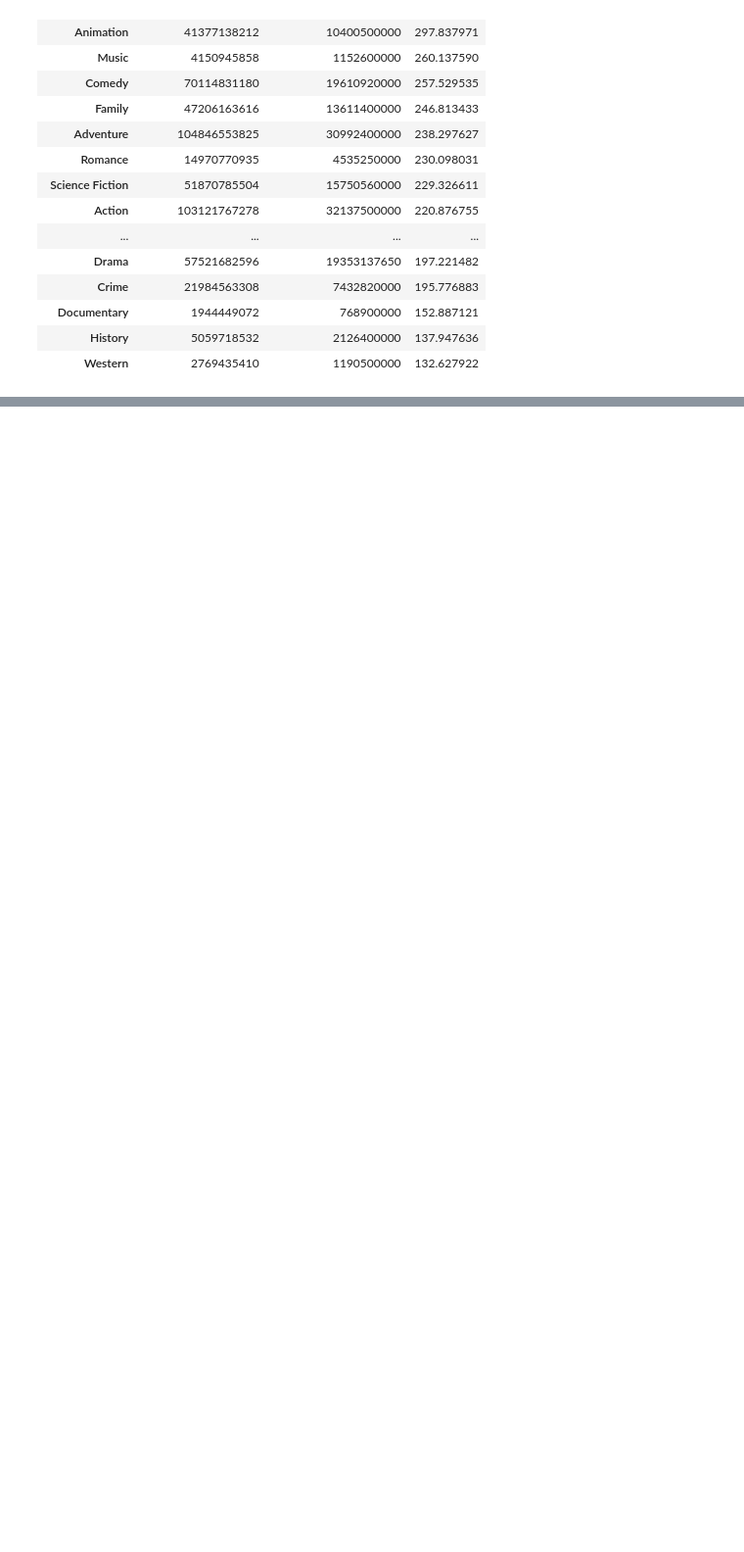
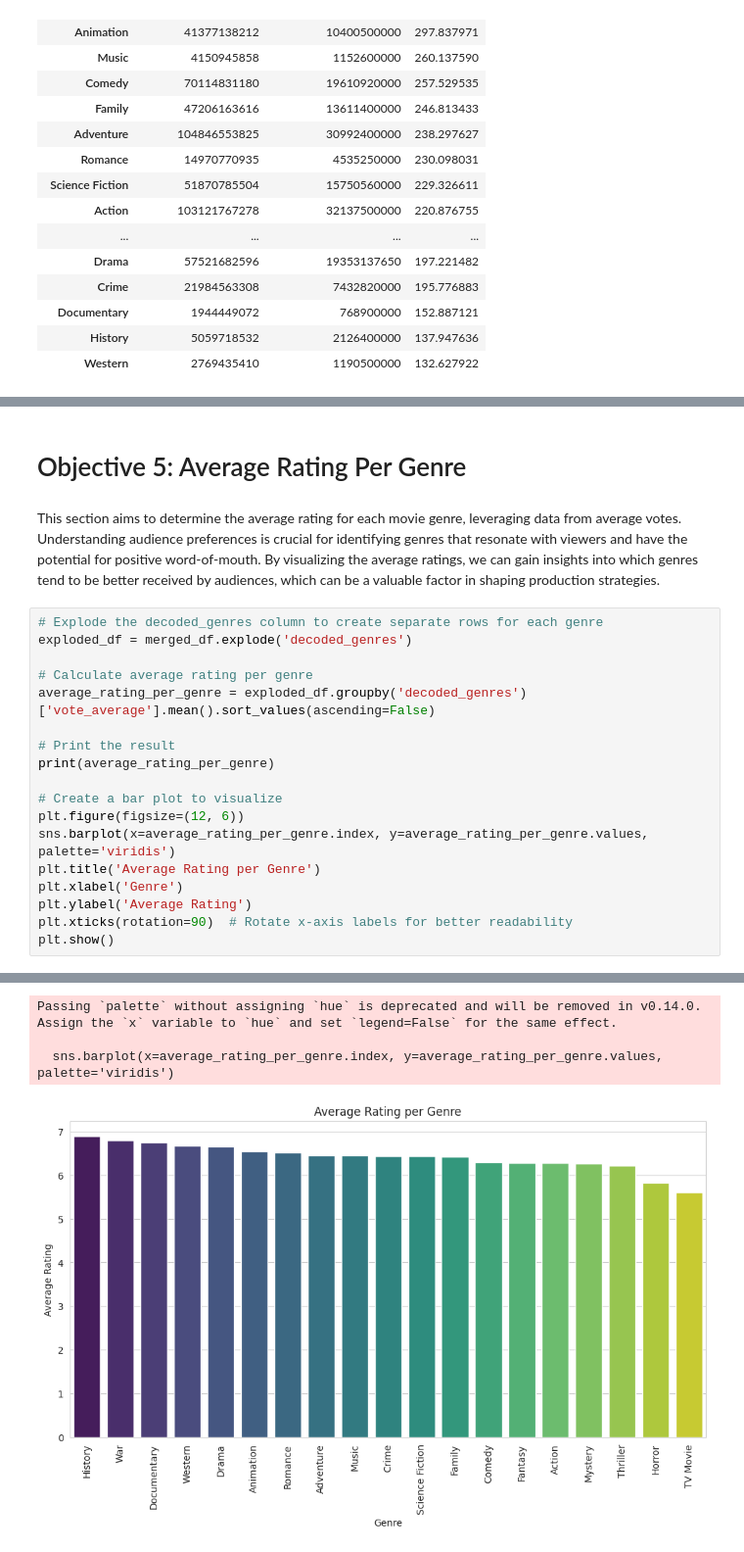
Before and after one commit to CollinsNyatundo/Film-Analysis, a Jupyter notebook: index.ipynb, the cells around one changed output, grey strips where cells are left out. Shown: that part at 98% size. Saved outputs shown, nothing was run; the diff lists cells and outputs as text; blank space fills up the shorter version.

Commit message:
Added objective 5, 6 and linear regression
Also included findings, conclusions, summary and recommendations

```diff
--- a/index.ipynb
+++ b/index.ipynb
@@ -676,0 +872,23 @@ P-value: 0.0000
+# %% [markdown]
+# Objective 5: Average Rating Per Genre
+# %% [markdown]
+ This section aims to determine the average rating for each movie genre, leveraging data from average votes. Understanding audience preferences is crucial for identifying genres that resonate with viewers and have the potential for positive word-of-mouth. By visualizing the average ratings, we can gain insights into which genres tend to be better received by audiences, which can be a valuable factor in shaping production strategies.
+# %%
+# Explode the decoded_genres column to create separate rows for each genre
+exploded_df = merged_df.explode('decoded_genres')
+
+# Calculate average rating per genre
+average_rating_per_genre = exploded_df.groupby('decoded_genres')['vote_average'].mean().sort_values(ascending=False)
+
+# Print the result
+print(average_rating_per_genre)
+
+# Create a bar plot to visualize
+plt.figure(figsize=(12, 6))
+sns.barplot(x=average_rating_per_genre.index, y=average_rating_per_genre.values, palette='viridis')
+plt.title('Average Rating per Genre')
+plt.xlabel('Genre')
+plt.ylabel('Average Rating')
+plt.xticks(rotation=90)  # Rotate x-axis labels for better readability
+plt.show()
+# %% [output]
@@ -676,0 +912,4 @@ P-value: 0.0000
+Passing `palette` without assigning `hue` is deprecated and will be removed in v0.14.0. Assign the `x` variable to `hue` and set `legend=False` for the same effect.
+
+  sns.barplot(x=average_rating_per_genre.index, y=average_rating_per_genre.values, palette='viridis')
+[figure, added]
```
Also changed, not shown: parts of 67 cells of this notebook.
